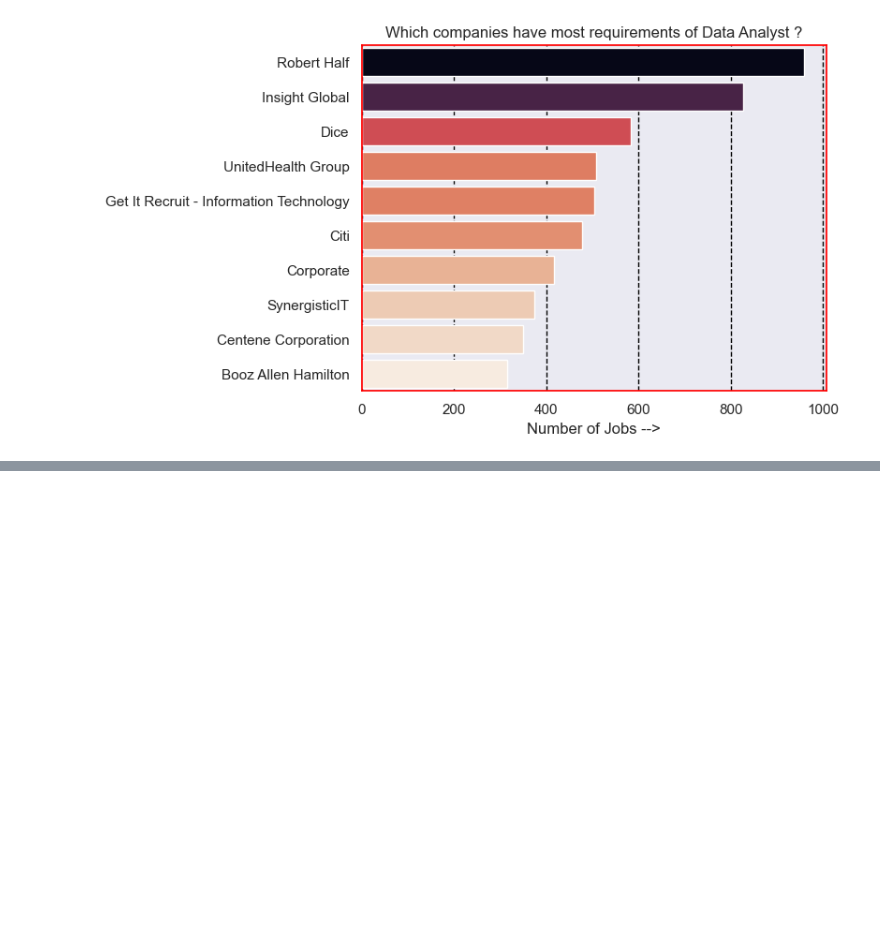
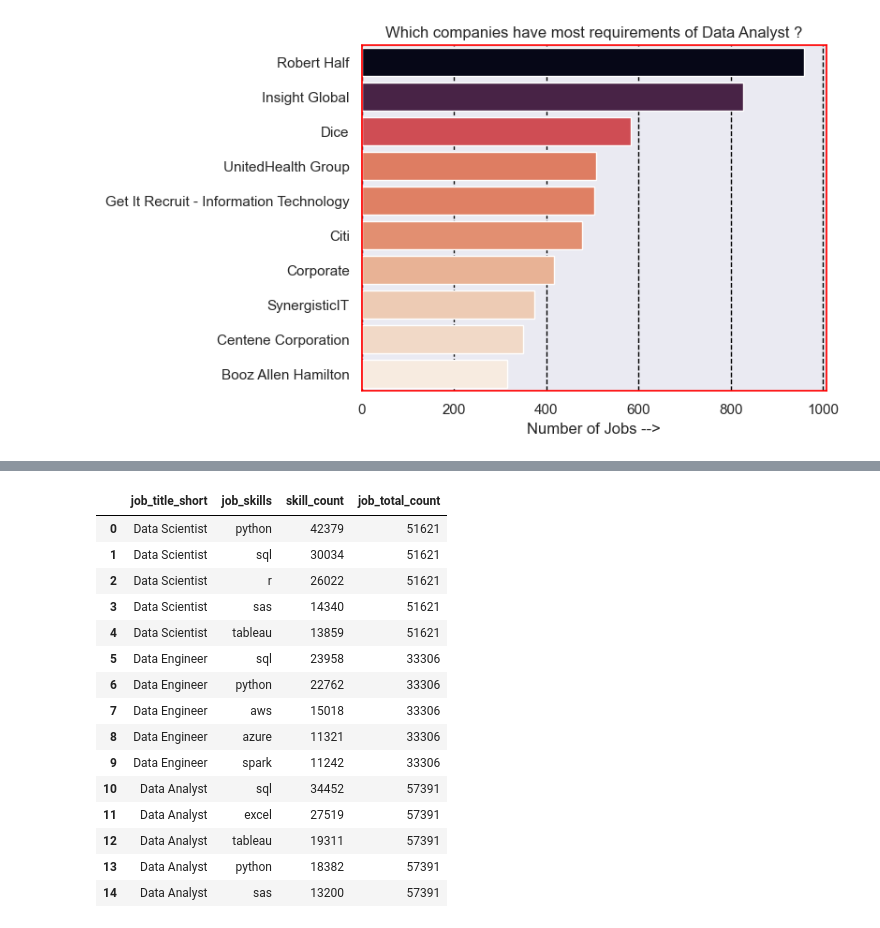
Before and after one commit to aliarafat1000/job-analysis-python-eda, a Jupyter notebook: job_analysis_eda.ipynb, the cells around one changed output, grey strips where cells are left out. Cells and saved outputs as stored; diff of their text form; code cells hidden in the pictures; blank space fills up the shorter version.

```diff
--- a/job_analysis_eda.ipynb
+++ b/job_analysis_eda.ipynb
@@ -56,0 +188,20 @@ plt.show()
+# %%
+skill_importance = pd.merge(final, temp, how='left', on='job_title_short')
+skill_importance
+# %% [output]
+|  | job_title_short | job_skills | skill_count | job_total_count |
+| 0 | Data Scientist | python | 42379 | 51621 |
+| 1 | Data Scientist | sql | 30034 | 51621 |
+| 2 | Data Scientist | r | 26022 | 51621 |
+| 3 | Data Scientist | sas | 14340 | 51621 |
+| 4 | Data Scientist | tableau | 13859 | 51621 |
+| 5 | Data Engineer | sql | 23958 | 33306 |
+| 6 | Data Engineer | python | 22762 | 33306 |
+| 7 | Data Engineer | aws | 15018 | 33306 |
+| 8 | Data Engineer | azure | 11321 | 33306 |
+| 9 | Data Engineer | spark | 11242 | 33306 |
+| 10 | Data Analyst | sql | 34452 | 57391 |
+| 11 | Data Analyst | excel | 27519 | 57391 |
+| 12 | Data Analyst | tableau | 19311 | 57391 |
+| 13 | Data Analyst | python | 18382 | 57391 |
+| 14 | Data Analyst | sas | 13200 | 57391 |
```
Also changed, not shown: parts of 22 cells of this notebook.
